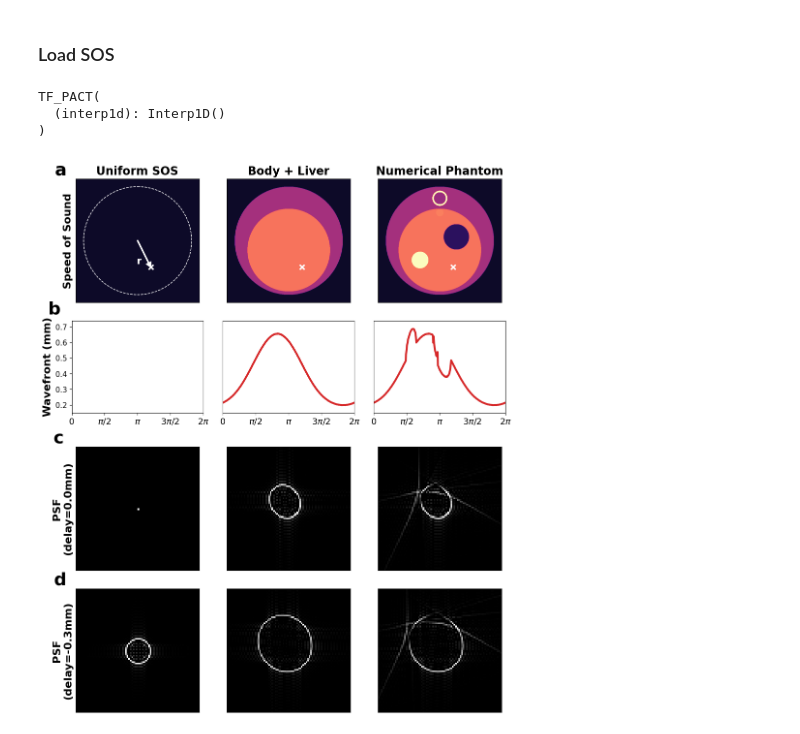
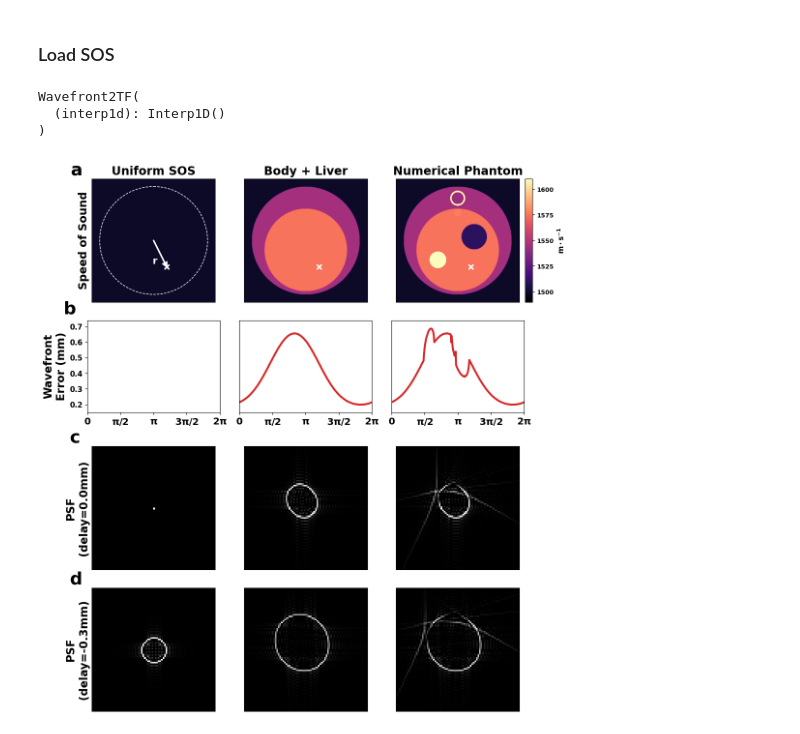
Before and after one commit to Lukeli0425/Coord-SoS-PACT, a Jupyter notebook: figures/figure_SOS.ipynb, the cells around one changed output. Cells and saved outputs as stored; diff of their text form; code cells hidden in the pictures.

```diff
--- a/figures/figure_SOS.ipynb
+++ b/figures/figure_SOS.ipynb
@@ -42,28 +40,28 @@ x_vec, y_vec = kgrid.x_vec, kgrid.y_vec
 # %%
 R = 9.8e-3 # Radius to center [m].
 T = 26.0
-v0 = get_water_SOS(T) # Background SOS & SOS in tissue [m/s].
+v0 = get_water_sos(T) # Background SOS & SOS in tissue [m/s].
 # %%
 delays = np.array([0.0, -3e-4])
 # %%
-wavefront_SOS = Wavefront_SOS(R, v0, x_vec, y_vec, n_thetas=360)
-wavefront_SOS.cuda()
-wavefront_SOS.eval()
+sos2wf = SOS2Wavefront(R, v0, x_vec, y_vec, n_thetas=360)
+sos2wf.cuda()
+sos2wf.eval()
 
-tf_pact = TF_PACT(N=160, l=6.4e-3, n_delays=delays.shape[0])
-tf_pact.cuda()
-tf_pact.eval()
+wf2tf = Wavefront2TF(N=160, l=6.4e-3, n_delays=delays.shape[0])
+wf2tf.cuda()
+wf2tf.eval()
 # %% [output]
-TF_PACT(
+Wavefront2TF(
   (interp1d): Interp1D()
 )
 # %%
 SOSs = [SOS_uniform, SOS_body_liver, SOS_phantom]
 wfs, psfs = [], []
 for SOS in SOSs:
-    thetas, wf = wavefront_SOS(torch.tensor(x).cuda(), torch.tensor(y).cuda(), torch.tensor(SOS).cuda())
+    thetas, wf = sos2wf(torch.tensor(x).cuda(), torch.tensor(y).cuda(), torch.tensor(SOS).cuda())
     wfs.append(wf.detach().cpu().numpy())
-    tf_stack = tf_pact(torch.tensor(delays).cuda().view(1,-1,1,1), thetas, wf).squeeze(0).detach().cpu()
+    tf_stack = wf2tf(torch.tensor(delays).cuda().view(1,-1,1,1), thetas, wf).squeeze(0).detach().cpu()
     psf = crop_half(fftshift((ifft2(tf_stack)), dim=(-2,-1)).real)
     psf /= psf.sum(dim=(-2,-1)).unsqueeze(-1).unsqueeze(-1)
     psfs.append(psf)
@@ -71,7 +69,7 @@ thetas = thetas.detach().cpu().numpy()
 # %%
 titles = ['Uniform SOS', 'Body + Liver', 'Numerical Phantom']
 
-fig = plt.figure(figsize=(12, 14.3))
+fig = plt.figure(figsize=(12.1, 14.3))
 gs = GridSpec(34, 27)
 norm_SOS = Normalize(vmax=1610, vmin=1490)
 norm_psf = Normalize(vmin=0.0, vmax=0.08)
@@ -79,23 +77,22 @@ for i, (SOS, wf, psf_stack, title) in enumerate(zip(SOSs, wfs, psfs, titles)):
     ax = plt.subplot(gs[0:8,9*i:9*i+8])
     plt.imshow(SOS, norm=norm_SOS, cmap='magma')
     plt.plot(idy, idx, marker='x', mew=2.3, color='white', markersize=7.5)
-    plt.title(title, fontsize=17, fontweight='bold')
+    plt.title(title, fontsize=17.5, fontweight='bold')
     plt.xticks([])
     plt.yticks([])
     if i == 0:
         plt.arrow(280, 280, (idy-280)*0.85, (idx-280)*0.85, color='white', linewidth=2, head_width=20, head_length=20)
         plt.text(s='r', color='white', x=idy-65, y=idx-15, fontsize=14.5, fontweight='semibold')
-        plt.ylabel('Speed of Sound', fontsize=16, fontweight='bold')
+        plt.ylabel('Speed of Sound', fontsize=16.5, fontweight='bold')
         plt.title('a', loc='left', x=-0.17, y=1.0, fontsize=26, fontweight='bold', color='black')
         circle = plt.Circle((280, 280), R/4e-5, fill=False, linestyle='--', color='white')
         ax.add_artist(circle)
-    elif i == 3:
-        cax = fig.add_axes([ax.get_position().x1+0.01, ax.get_position().y0, 0.011, ax.get_position().height])
+    elif i == 2:
+        cax = fig.add_axes([ax.get_position().x1+0.01, ax.get_position().y0, 0.012, ax.get_position().height])
         cb = plt.colorbar(cax=cax, norm=norm_SOS)
         cb.ax.set_yticks([1500, 1525, 1550, 1575, 1600])
-        cb.ax.set_yticklabels(['1500', '1525', '1550', '1575', '1600'])
-        cb.ax.tick_params(labelsize=10)
-        cb.set_label('$m \cdot s^{-1}$', fontsize=12)
+        cb.ax.set_yticklabels(['1500', '1525', '1550', '1575', '1600'], fontweight='bold', fontsize=9)
+        cb.set_label('$\mathbf{m \cdot s^{-1}}$', fontsize=11, fontweight='bold')
 
     ax = plt.subplot(gs[9:15,9*i:9*i+8])
     plt.plot(thetas, wf*1e3, color='tab:red', label='True WF', linewidth=2.9)
@@ -104,36 +101,37 @@ for i, (SOS, wf, psf_stack, title) in enumerate(zip(SOSs, wfs, psfs, titles)):
     #     plt.plot(thetas, w_sb*1e3, linestyle='--', color='tab:purple', label='Single-body')
     #     plt.legend(fontsize=11, loc='best')
     plt.xlim([0, 2*np.pi])
     plt.ylim([0.15, 0.74])
-    plt.xticks([0, np.pi/2, np.pi, 3*np.pi/2, 2*np.pi], ['0', '$\pi/2$', '$\pi$', '$3\pi/2$', '$2\pi$'], fontsize=13)
+    plt.xticks([0, np.pi/2, np.pi, 3*np.pi/2, 2*np.pi],
+               ['$\mathbf{0}$', '$\mathbf{\pi/2}$', '$\mathbf{\pi}$', '$\mathbf{3\pi/2}$', '$\mathbf{2\pi}$'], fontsize=14)
     if i == 0:
-        plt.ylabel('Wavefront (mm)', fontsize=16, fontweight='bold')
+        plt.ylabel('Wavefront\nError (mm)', fontsize=16.5, fontweight='bold')
         plt.title('b', loc='left', x=-0.18, y=1.03, fontsize=26, fontweight='bold', color='black')
-        plt.yticks(fontsize=11)
+        plt.yticks(fontsize=11, fontweight='bold')
     else:
         plt.yticks([])
 
     psf1, psf2 = psf_stack[0], psf_stack[1]
     psf1 = torch.clip(psf1, min=0)
     psf1 = torch.clip(psf1, min=0)
     psf2 = torch.clip(psf2, min=0)
     psf2 = torch.clip(psf2, min=0)
     ax = plt.subplot(gs[17:25,9*i:9*i+8])
     plt.imshow(psf1, cmap='gray', norm=norm_psf)
     plt.xticks([])
     plt.yticks([])
     if i == 0:
-        plt.ylabel('PSF\n(delay=0.0mm)', fontsize=16, fontweight='bold')
+        plt.ylabel('PSF\n(delay=0.0mm)', fontsize=16.5, fontweight='bold')
         plt.title('c', loc='left', x=-0.18, y=1.0, fontsize=26, fontweight='bold', color='black')
 
     ax = plt.subplot(gs[26:34,9*i:9*i+8])
     plt.imshow(psf2, cmap='gray', norm=norm_psf)
     plt.xticks([])
     plt.yticks([])
     if i == 0:
-        plt.ylabel('PSF\n(delay={:.1f}mm)'.format(delays[1]*1e3), fontsize=16, fontweight='bold')
+        plt.ylabel('PSF\n(delay={:.1f}mm)'.format(delays[1]*1e3), fontsize=16.5, fontweight='bold')
         plt.title('d', loc='left', x=-0.18, y=1.0, fontsize=26, fontweight='bold', color='black')
 
 plt.savefig('figure_SOS.png', bbox_inches='tight', dpi=256)
 # %% [output]
-[figure, old version]
+[figure, new version]
```
Also changed, not shown: parts of 1 cell of this notebook, 20 other files.
